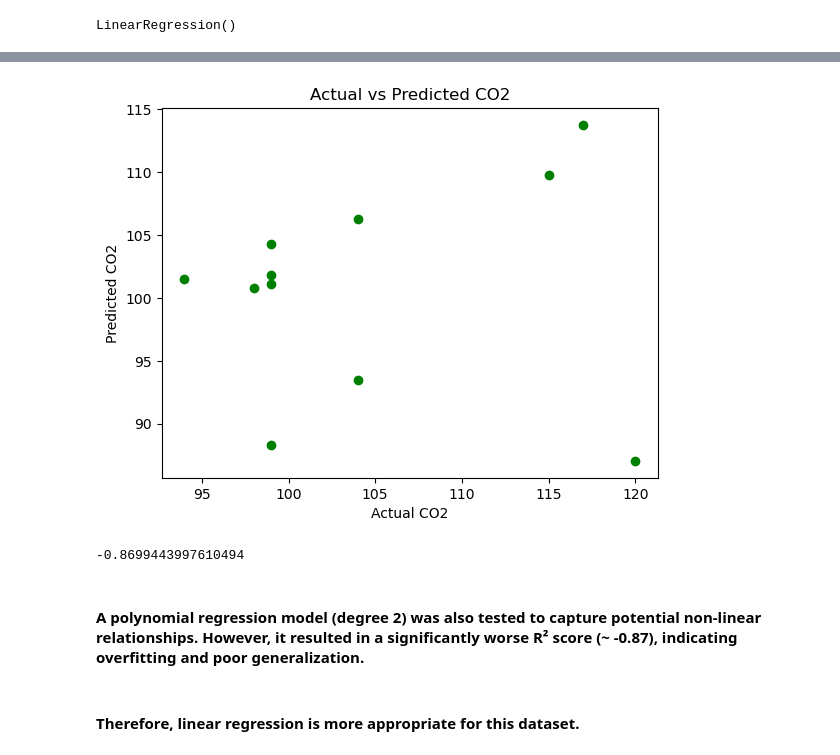
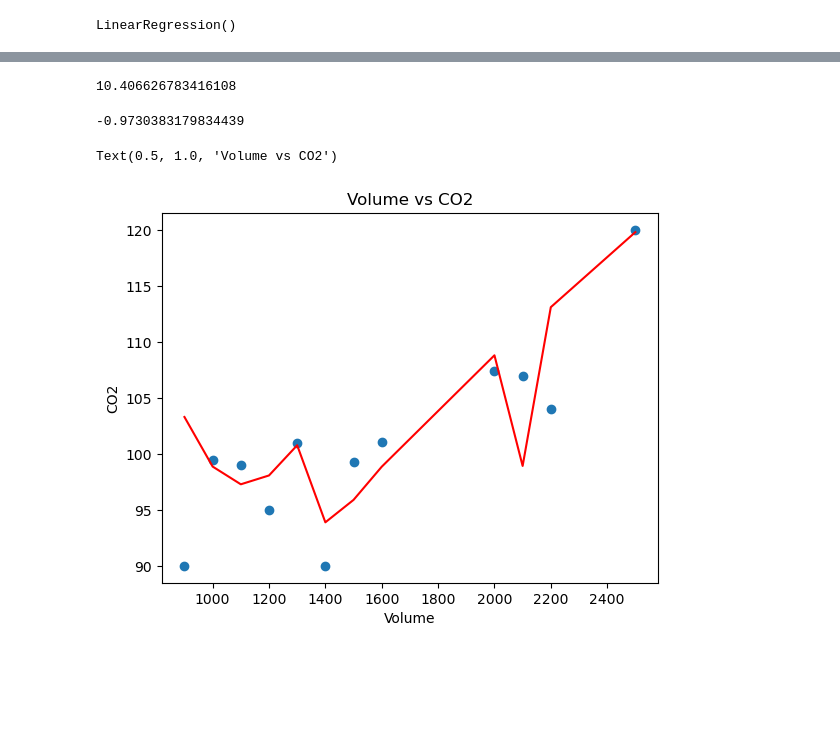
Before and after one commit to PratikG091202/Learning-Regression, a Jupyter notebook: Linear Regression problem 1.ipynb, the cells around one changed output, grey strips where cells are left out. Cells and saved outputs as stored; diff of their text form; code cells hidden in the pictures; blank space fills up the shorter version.

Commit message:
Add files via upload
Refined linear regression workflow and compared with polynomial regression

```diff
--- a/Linear Regression problem 1.ipynb
+++ b/Linear Regression problem 1.ipynb
@@ -224,0 +257,2 @@ X_poly2_test = poly2.transform(X_test)
+# %%
+X_p2 = p2.fit_transform(X)
@@ -224,0 +279,2 @@ X_poly2_test = poly2.transform(X_test)
+# %%
+X_train_p2 = p2.fit_transform(X_train)
@@ -225,4 +283,6 @@ X_poly2_test = poly2.transform(X_test)
+# %%
+lr2 = LinearRegression()
 # %%
-lr.fit(X_poly2_train, Y_train)
+lr2.fit(X_train_p2, Y_train)
 # %% [output]
 LinearRegression()
@@ -241,0 +293,4 @@ X_poly2=poly2.fit_transform(X)
+# %%
+rmse2
+# %% [output]
+10.406626783416108
@@ -242,16 +299,12 @@ X_poly2=poly2.fit_transform(X)
+# %%
+rsq2 # R2 score closer to 1 means better the model
+# %% [output]
+-0.9730383179834439
 # %%
-plt.scatter(Y_test, Y_pred, color='green')
-plt.xlabel("Actual CO2")
-plt.ylabel("Predicted CO2")
-plt.title("Actual vs Predicted CO2")
-plt.show()
+plt.scatter(X['Volume'], Y), plt.plot(X['Volume'], lr2.predict(X_p2), color='red')
+plt.xlabel('Volume')
+plt.ylabel('CO2')
+plt.title('Volume vs CO2')
 # %% [output]
+Text(0.5, 1.0, 'Volume vs CO2')
-[figure, old version]
+[figure, new version]
-# %%
-r2_score(Y_test, Y_pred)
-# %% [output]
--0.8699443997610494
-# %% [markdown]
-#### A polynomial regression model (degree 2) was also tested to capture potential non-linear relationships. However, it resulted in a significantly worse R² score (~ -0.87), indicating overfitting and poor generalization.
-# %% [markdown]
-#### Therefore, linear regression is more appropriate for this dataset.
```
Also changed, not shown: parts of 77 cells of this notebook.
